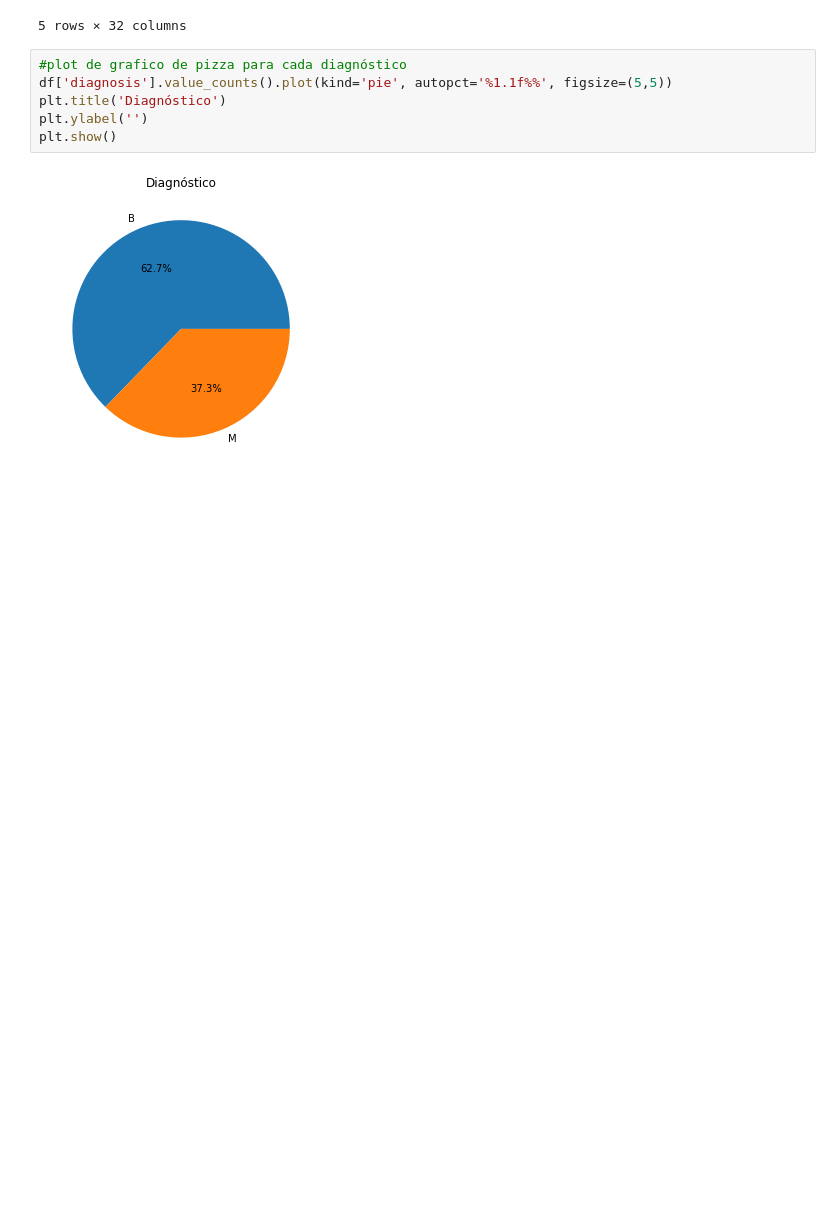
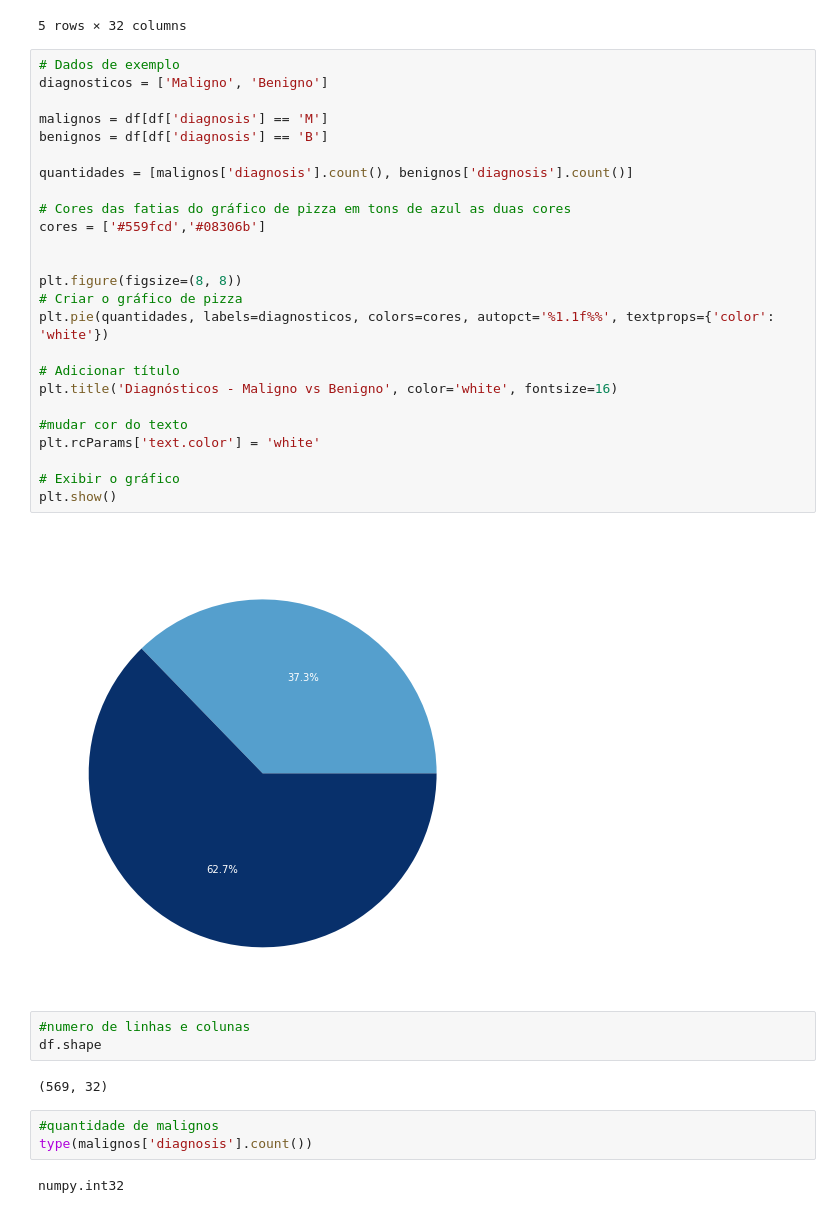
Before and after one commit to bernardovma/projeto_modelagem_BV, a Jupyter notebook: exploração.ipynb, the cells around one changed output. Saved outputs shown, nothing was run; the diff lists cells and outputs as text; blank space fills up the shorter version.

```diff
--- a/exploração.ipynb
+++ b/exploração.ipynb
@@ -14,11 +14,40 @@ df.head()
 | 84348301 | M | 11.42 | 20.38 | 77.58 | 386.1 | 0.14250 | 0.28390 | ... |
 | 84358402 | M | 20.29 | 14.34 | 135.10 | 1297.0 | 0.10030 | 0.13280 | ... |
 5 rows × 32 columns
-# %%
-#plot de grafico de pizza para cada diagnóstico
-df['diagnosis'].value_counts().plot(kind='pie', autopct='%1.1f%%', figsize=(5,5))
-plt.title('Diagnóstico')
-plt.ylabel('')
-plt.show()
-# %% [output]
-[figure, removed]
+# %%
+# Dados de exemplo
+diagnosticos = ['Maligno', 'Benigno']
+
+malignos = df[df['diagnosis'] == 'M']
+benignos = df[df['diagnosis'] == 'B']
+
+quantidades = [malignos['diagnosis'].count(), benignos['diagnosis'].count()]
+
+# Cores das fatias do gráfico de pizza em tons de azul as duas cores
+cores = ['#559fcd','#08306b']
+
+
+plt.figure(figsize=(8, 8))
+# Criar o gráfico de pizza
+plt.pie(quantidades, labels=diagnosticos, colors=cores, autopct='%1.1f%%', textprops={'color': 'white'})
+
+# Adicionar título
+plt.title('Diagnósticos - Maligno vs Benigno', color='white', fontsize=16)
+
+#mudar cor do texto
+plt.rcParams['text.color'] = 'white'
+
+# Exibir o gráfico
+plt.show()
+# %% [output]
+[figure, added]
+# %%
+#numero de linhas e colunas
+df.shape
+# %% [output]
+(569, 32)
+# %%
+#quantidade de malignos
+type(malignos['diagnosis'].count())
+# %% [output]
+numpy.int32
```
Also changed, not shown: parts of 2 cells of this notebook, 1 other file.
